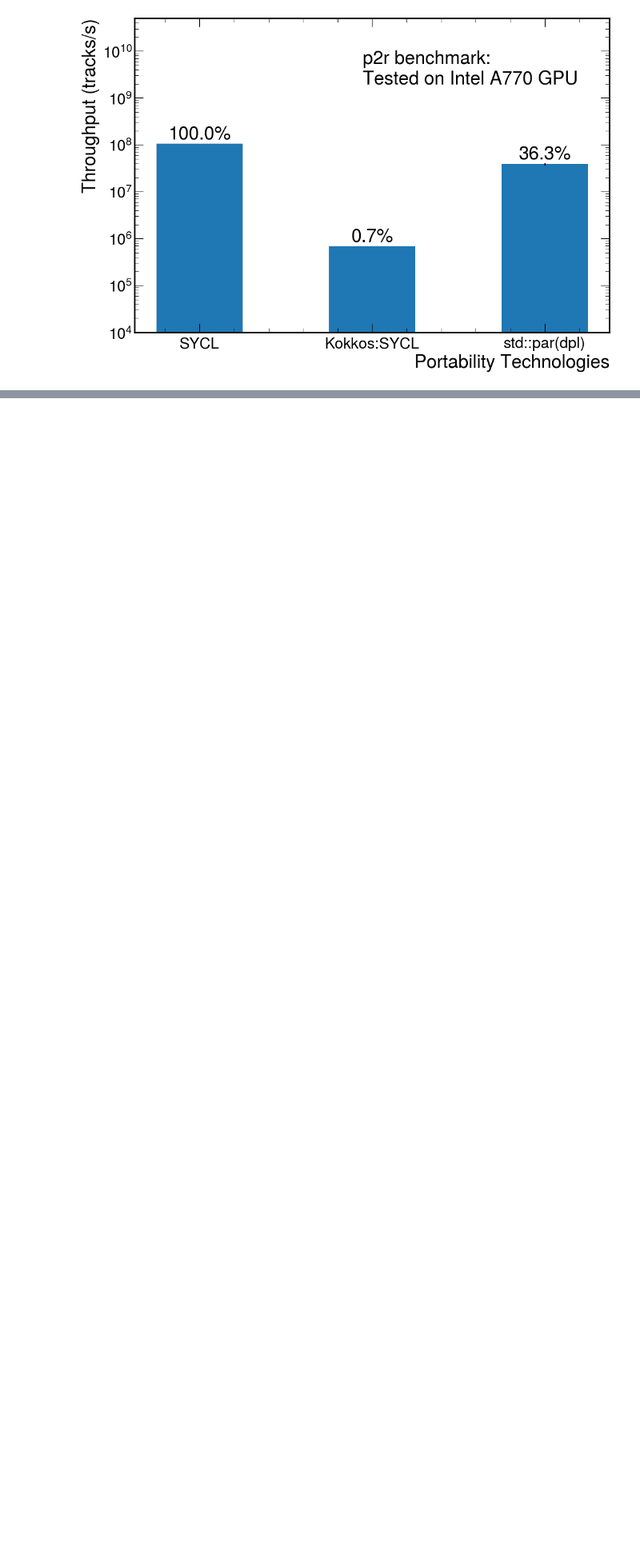
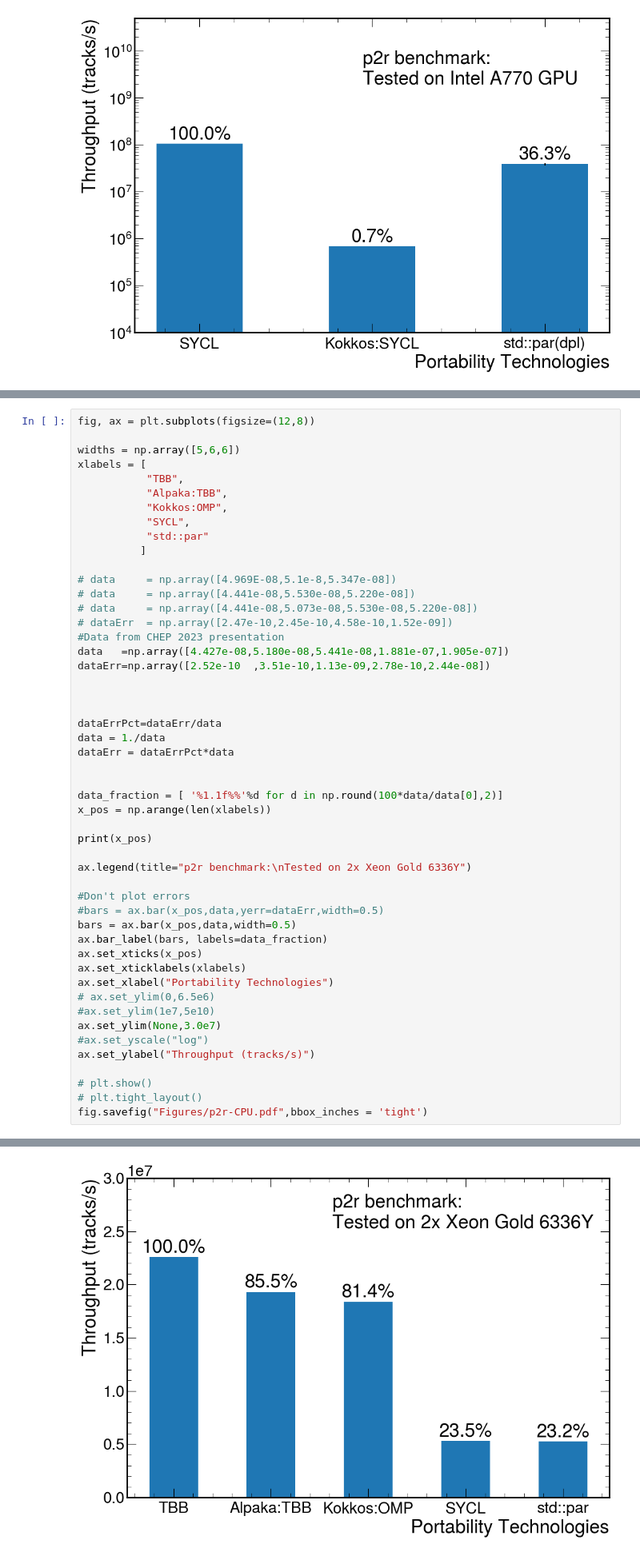
Before and after one commit to cerati/p2z-tests, a Jupyter notebook: notebooks/PaperPlots.ipynb, the cells around one changed output, grey strips where cells are left out. Shown at 80% size. Drawn from its saved outputs; the diff is of its cells as text; blank space fills up the shorter version.

```diff
--- a/notebooks/PaperPlots.ipynb
+++ b/notebooks/PaperPlots.ipynb
@@ -516,0 +521,51 @@ No artists with labels found to put in legend.  Note that artists whose label st
+# %%
+fig, ax = plt.subplots(figsize=(12,8))
+
+widths = np.array([5,6,6])
+xlabels = [
+           "TBB",
+           "Alpaka:TBB",
+           "Kokkos:OMP",
+           "SYCL",
+           "std::par"
+          ]
+
+# data     = np.array([4.969E-08,5.1e-8,5.347e-08])
+# data     = np.array([4.441e-08,5.530e-08,5.220e-08])
+# data     = np.array([4.441e-08,5.073e-08,5.530e-08,5.220e-08])
+# dataErr  = np.array([2.47e-10,2.45e-10,4.58e-10,1.52e-09])
+#Data from CHEP 2023 presentation
+data   =np.array([4.427e-08,5.180e-08,5.441e-08,1.881e-07,1.905e-07])
+dataErr=np.array([2.52e-10  ,3.51e-10,1.13e-09,2.78e-10,2.44e-08])
+
+
+
+dataErrPct=dataErr/data
+data = 1./data
+dataErr = dataErrPct*data
+
+
+data_fraction = [ '%1.1f%%'%d for d in np.round(100*data/data[0],2)]
+x_pos = np.arange(len(xlabels))
+
+print(x_pos)
+
+ax.legend(title="p2r benchmark:\nTested on 2x Xeon Gold 6336Y")
+
+#Don't plot errors
+#bars = ax.bar(x_pos,data,yerr=dataErr,width=0.5)
+bars = ax.bar(x_pos,data,width=0.5)
+ax.bar_label(bars, labels=data_fraction)
+ax.set_xticks(x_pos)
+ax.set_xticklabels(xlabels)
+ax.set_xlabel("Portability Technologies")
+# ax.set_ylim(0,6.5e6)
+#ax.set_ylim(1e7,5e10)
+ax.set_ylim(None,3.0e7)
+#ax.set_yscale("log")
+ax.set_ylabel("Throughput (tracks/s)")
+
+# plt.show()
+# plt.tight_layout()
+fig.savefig("Figures/p2r-CPU.pdf",bbox_inches = 'tight')
+# %% [output]
@@ -516,0 +574 @@ No artists with labels found to put in legend.  Note that artists whose label st
+[figure, added]
```
Also changed, not shown: parts of 5 cells of this notebook, 2 other files.
